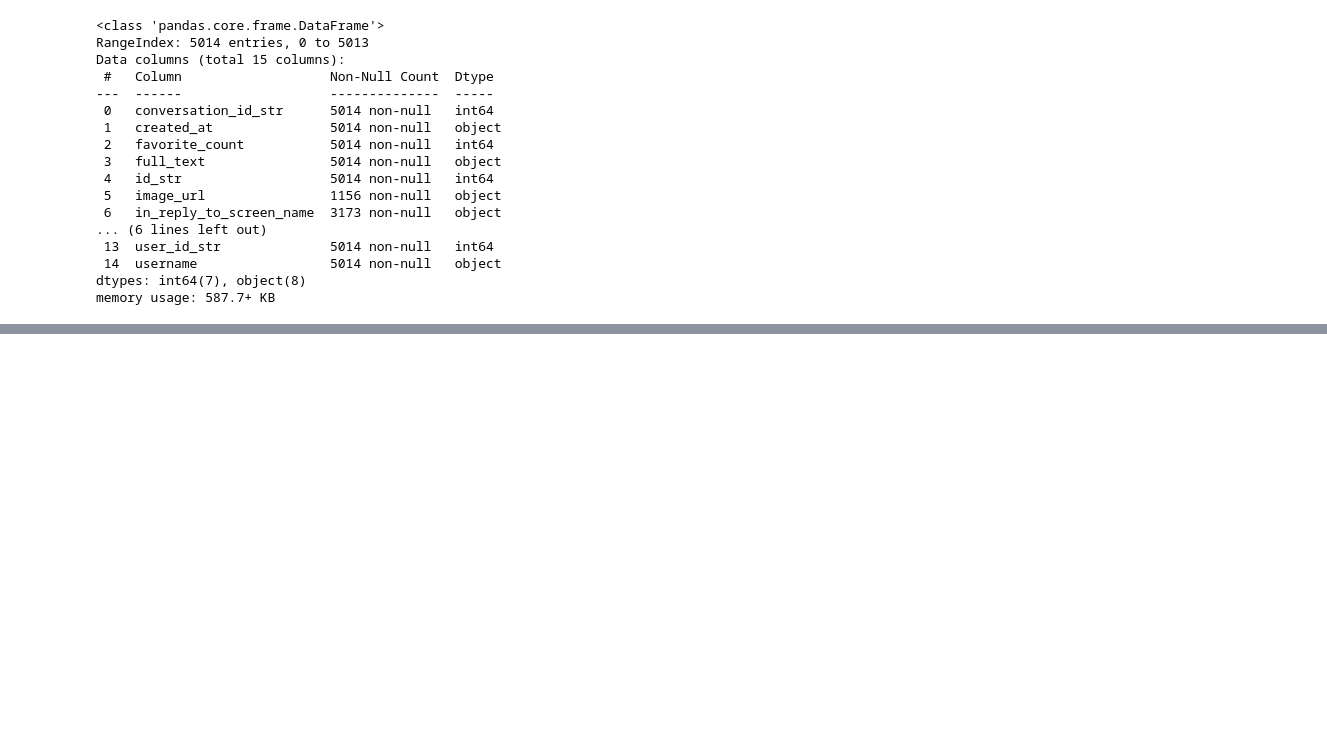
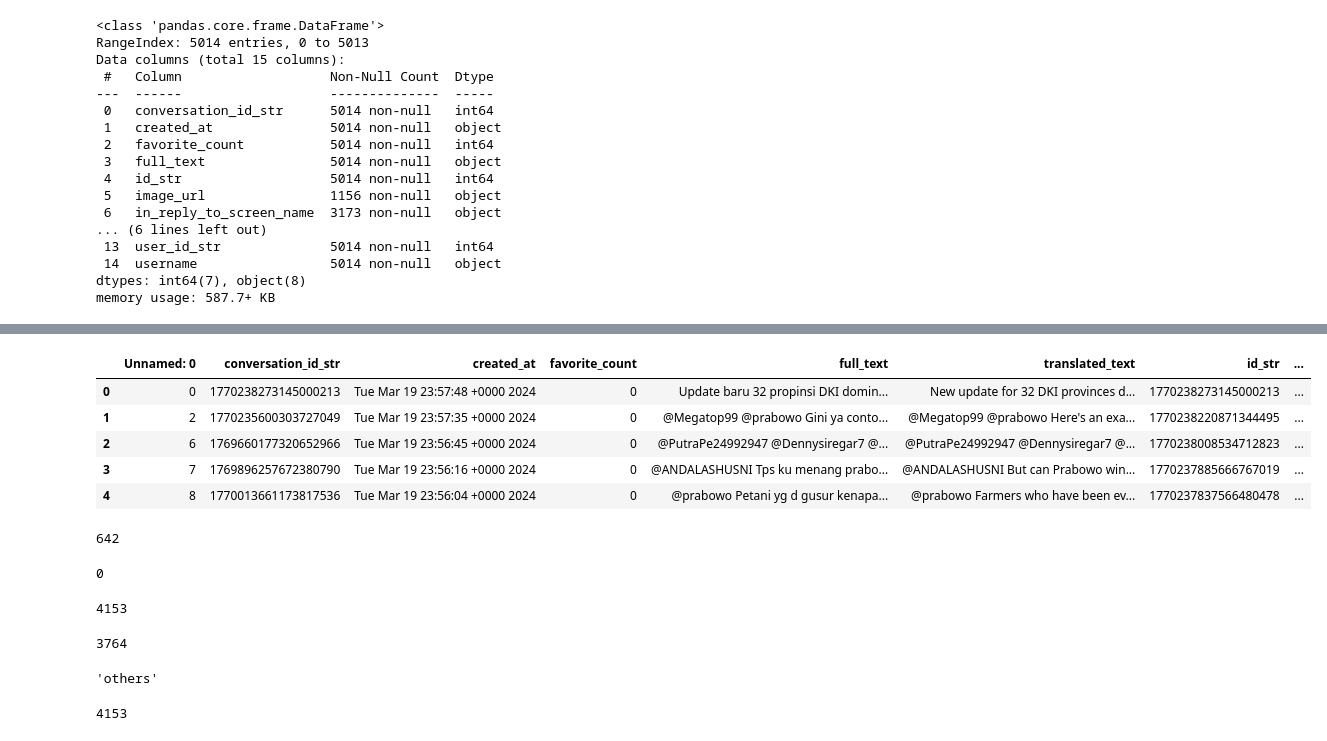
Before and after one commit to Arthdrm/PythonCode, a Jupyter notebook: scrapping-data-viz/data_lab.ipynb, the cells around one changed output, grey strips where cells are left out. Cells and saved outputs as stored; diff of their text form; code cells hidden in the pictures; blank space fills up the shorter version.

Commit message:
initial labeling

```diff
--- a/scrapping-data-viz/data_lab.ipynb
+++ b/scrapping-data-viz/data_lab.ipynb
@@ -88,0 +90,14 @@ accumulator
+# %%
+df['preprocessed_text'] = df['translated_text'].apply(lambda x: preprocess_tweet(x, shorten=2, lang="en"))
+df.head()
+# %% [output]
+|  | Unnamed: 0 | conversation_id_str | created_at | favorite_count | full_text | translated_text | id_str | ... |
+| 0 | 0 | 1770238273145000213 | Tue Mar 19 23:57:48 +0000 2024 | 0 | Update baru 32 propinsi DKI domin... | New update for 32 DKI provinces d... | 1770238273145000213 | ... |
+| 1 | 2 | 1770235600303727049 | Tue Mar 19 23:57:35 +0000 2024 | 0 | @Megatop99 @prabowo Gini ya conto... | @Megatop99 @prabowo Here's an exa... | 1770238220871344495 | ... |
+| 2 | 6 | 1769660177320652966 | Tue Mar 19 23:56:45 +0000 2024 | 0 | @PutraPe24992947 @Dennysiregar7 @... | @PutraPe24992947 @Dennysiregar7 @... | 1770238008534712823 | ... |
+| 3 | 7 | 1769896257672380790 | Tue Mar 19 23:56:16 +0000 2024 | 0 | @ANDALASHUSNI Tps ku menang prabo... | @ANDALASHUSNI But can Prabowo win... | 1770237885666767019 | ... |
+| 4 | 8 | 1770013661173817536 | Tue Mar 19 23:56:04 +0000 2024 | 0 | @prabowo Petani yg d gusur kenapa... | @prabowo Farmers who have been ev... | 1770237837566480478 | ... |
+# %%
+df.duplicated(subset=["preprocessed_text"]).sum()
+# %% [output]
+642
@@ -88,0 +106,8 @@ accumulator
+# %%
+df.duplicated(subset=["preprocessed_text"]).sum()
+# %% [output]
+0
+# %%
+len(df)
+# %% [output]
+4153
@@ -88,0 +116,9 @@ accumulator
+# %%
+str_input = "A Highway Network is an architecture designed to ease gradient-based training of very deep networks. They allow unimpeded information flow across several layers on information highways. The architecture is characterized by the use of gating units which learn to regulate the flow of information through a network. A Highway Network is an architecture designed to ease gradient-based training of very deep networks. They allow unimpeded information flow across several layers on information highways. The architecture is characterized by the use of gating units which learn to regulate the flow of information through a network. A Highway Network is an architecture designed to ease gradient-based training of very deep networks. They allow unimpeded information flow across several layers on information highways. The architecture is characterized by the use of gating units which learn to regulate the flow of information through a network." * 4
+len(str_input)
+# %% [output]
+3764
+# %%
+pipe(str_input, truncation=True)[0]['label']
+# %% [output]
+'others'
@@ -88,0 +130,4 @@ accumulator
+# %%
+len(labels)
+# %% [output]
+4153
```
Also changed, not shown: parts of 21 cells of this notebook, 4 other files.
